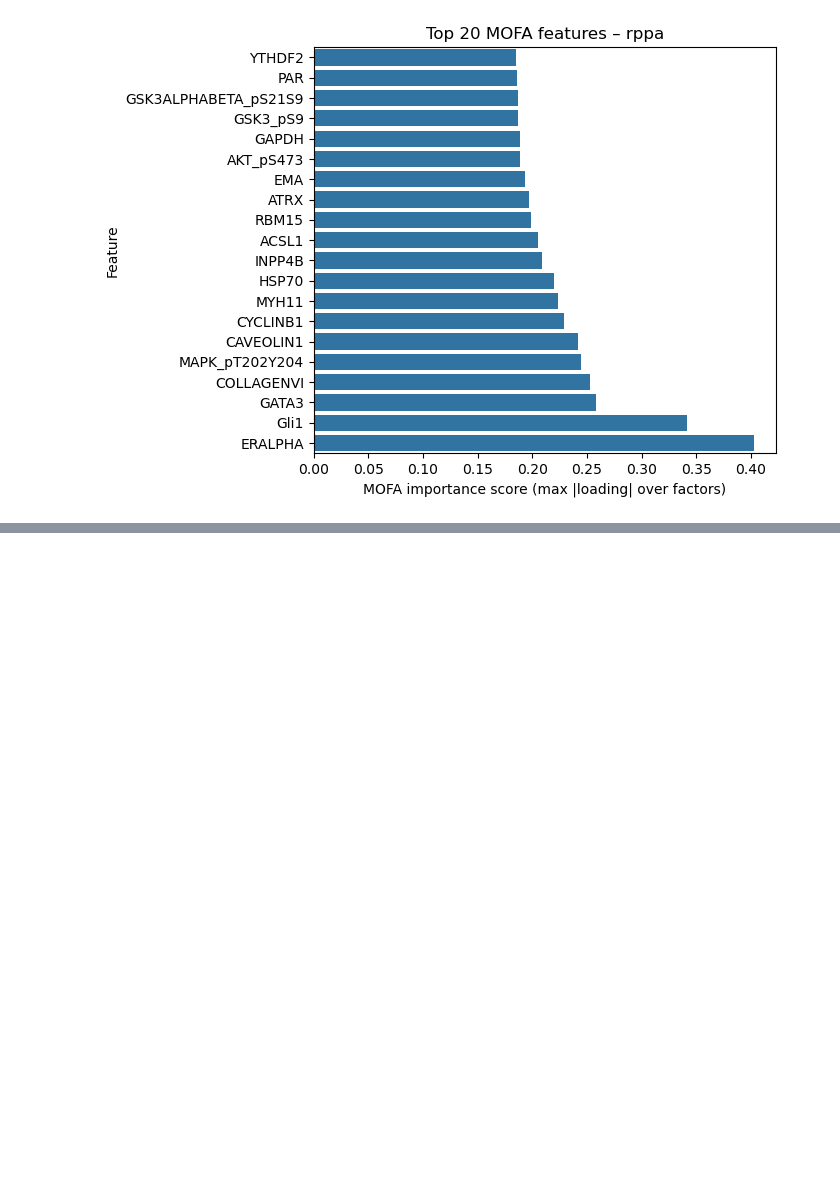
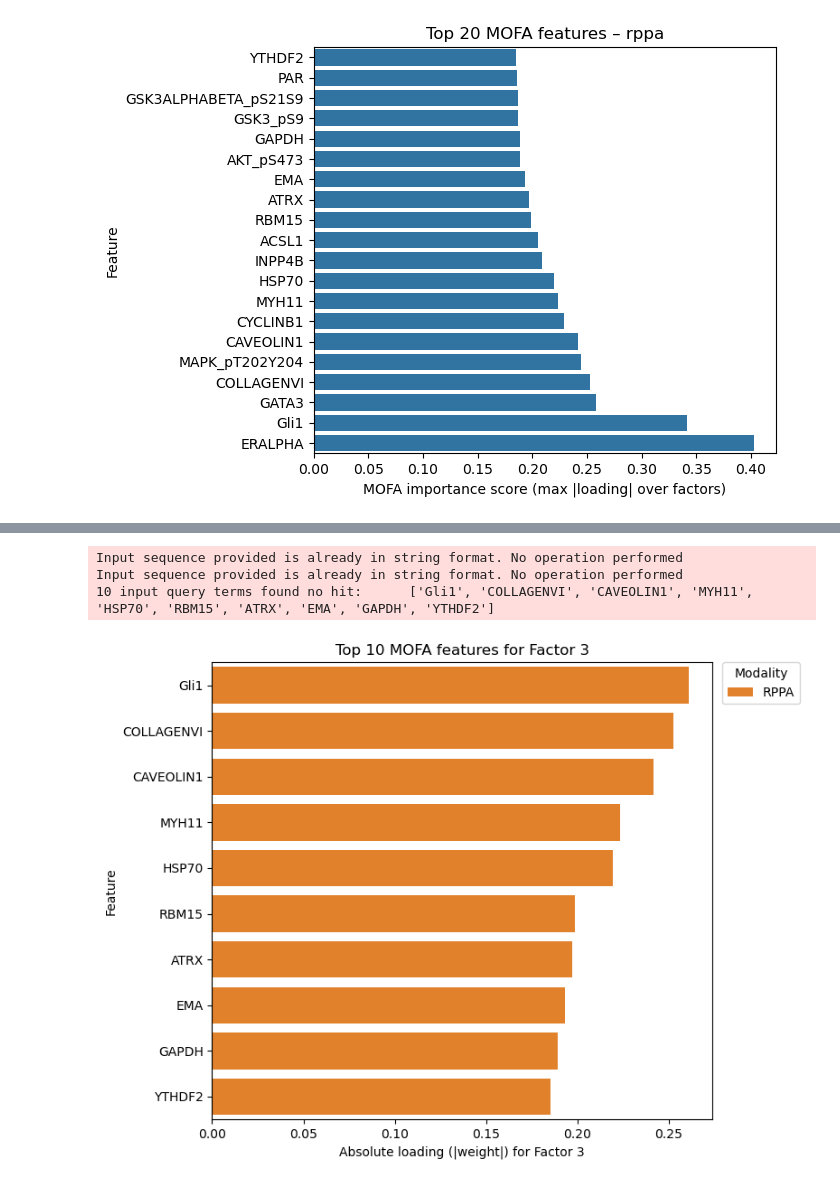
Before and after one commit to MarkoStc/ml_project2, a Jupyter notebook: code/MOFA_training_models.ipynb, the cells around one changed output, grey strips where cells are left out. Saved outputs shown, nothing was run; the diff lists cells and outputs as text; code cells hidden in the pictures; blank space fills up the shorter version.

```diff
--- a/code/MOFA_training_models.ipynb
+++ b/code/MOFA_training_models.ipynb
@@ -599,0 +684,58 @@ Modalities: ['rna', 'dna', 'rppa']
+# %%
+# top 10 features for factor 2 across all omics
+top_f3 = top_mofa_features_factor(model_var_all, mdata_var_all, factor=2, top_n=10)
+df = top_f3.copy()
+df_sorted = df.sort_values("score", ascending=False).reset_index(drop=True)
+
+# Map Ensembl -> symbol (you already have this function)
+df_sorted["symbol"] = ensembl_to_symbol(df_sorted["feature"])
+
+# Nice labels for modalities
+mod_map = {
+    "rna": "mRNA",
+    "dna": "DNAm",
+    "rppa": "RPPA",
+}
+df_sorted["modality_pretty"] = (
+    df_sorted["modality"].str.lower().map(mod_map).fillna(df_sorted["modality"])
+)
+
+# Fixed colors per omic
+palette = {
+    "mRNA": "#1f77b4",   # blue
+    "DNAm": "#2ca02c",   # green
+    "RPPA": "#ff7f0e",   # orange
+}
+
+fig, ax = plt.subplots(figsize=(8, 6))
+
+sns.barplot(
+    data=df_sorted,
+    x="score",
+    y="symbol",
+    hue="modality_pretty",
+    dodge=False,
+    palette=palette,
+    ax=ax,
+)
+
+ax.set_xlabel("Absolute loading (|weight|) for Factor 3")
+ax.set_ylabel("Feature")
+ax.set_title("Top 10 MOFA features for Factor 3")
+
+# Legend: mRNA / DNAm / RPPA on the right
+ax.legend(
+    title="Modality",
+    bbox_to_anchor=(1.02, 1),
+    loc="upper left",
+    borderaxespad=0.0,
+)
+
+fig.tight_layout()
+fig.savefig("top_f3_symbols.pdf", dpi=300, bbox_inches="tight")
+plt.show()
+# %% [output]
+Input sequence provided is already in string format. No operation performed
+Input sequence provided is already in string format. No operation performed
+10 input query terms found no hit:      ['Gli1', 'COLLAGENVI', 'CAVEOLIN1', 'MYH11', 'HSP70', 'RBM15', 'ATRX', 'EMA', 'GAPDH', 'YTHDF2']
+[figure, added]
```
Also changed, not shown: parts of 5 cells of this notebook.
